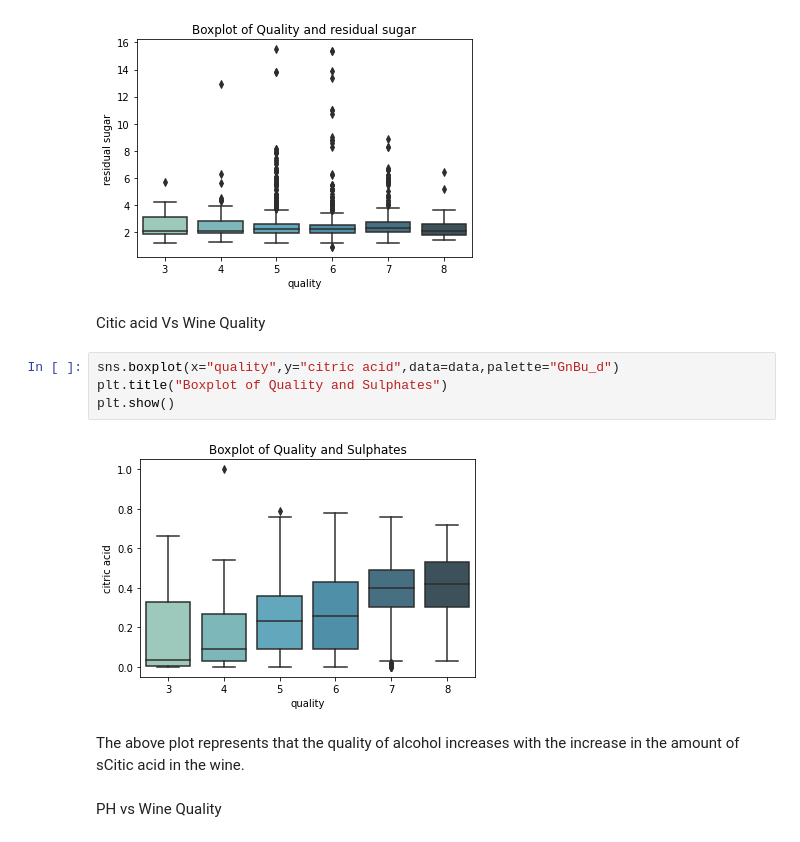
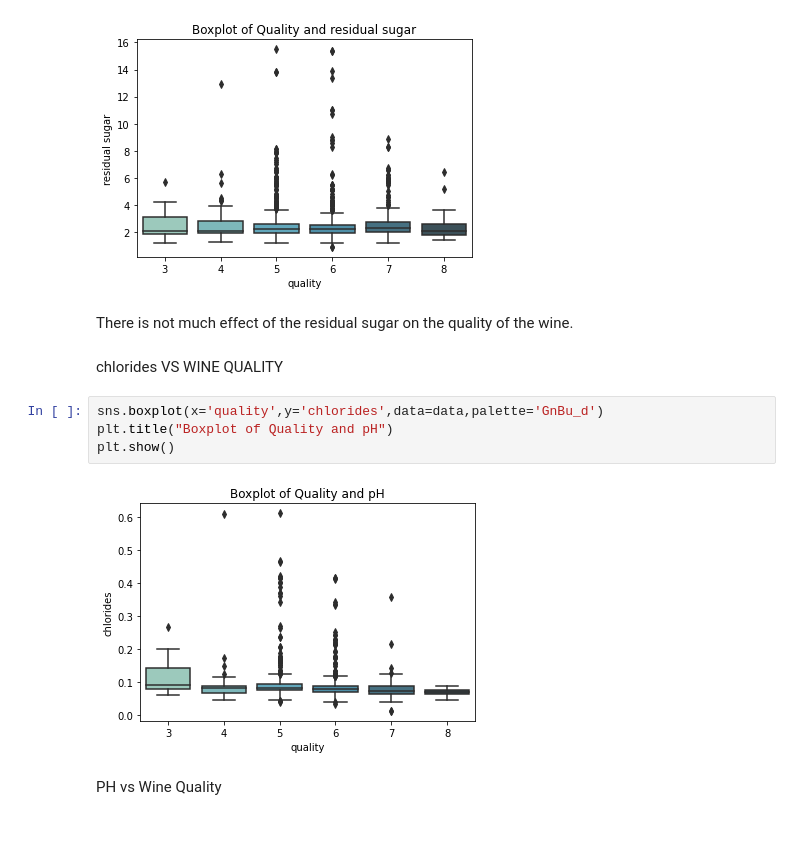
Before and after one commit to MayankSinha1995/Data-Trained-Practice-Project, a Jupyter notebook: Red Wine Quality.ipynb, the cells around one changed output. Saved outputs shown, nothing was run; the diff lists cells and outputs as text.

```diff
--- a/Red Wine Quality.ipynb
+++ b/Red Wine Quality.ipynb
@@ -297,16 +344,16 @@ plt.title("Boxplot of Quality and residual sugar")
 plt.show()
 # %% [output]
 [figure]
-# %% [markdown]
-Citic acid Vs Wine Quality
+# %% [markdown]
+There is not much effect of the residual sugar on the quality of the wine.
+# %% [markdown]
+chlorides VS WINE QUALITY
 # %%
-sns.boxplot(x="quality",y="citric acid",data=data,palette="GnBu_d")
-plt.title("Boxplot of Quality and Sulphates")
+sns.boxplot(x='quality',y='chlorides',data=data,palette='GnBu_d')
+plt.title("Boxplot of Quality and pH")
 plt.show()
 # %% [output]
-[figure, old version]
+[figure, new version]
-# %% [markdown]
-The above plot represents that the quality of alcohol increases with the increase in the amount of sCitic acid in the wine.
 # %% [markdown]
 PH vs Wine Quality
 # %%
```
Also changed, not shown: parts of 20 cells of this notebook.
